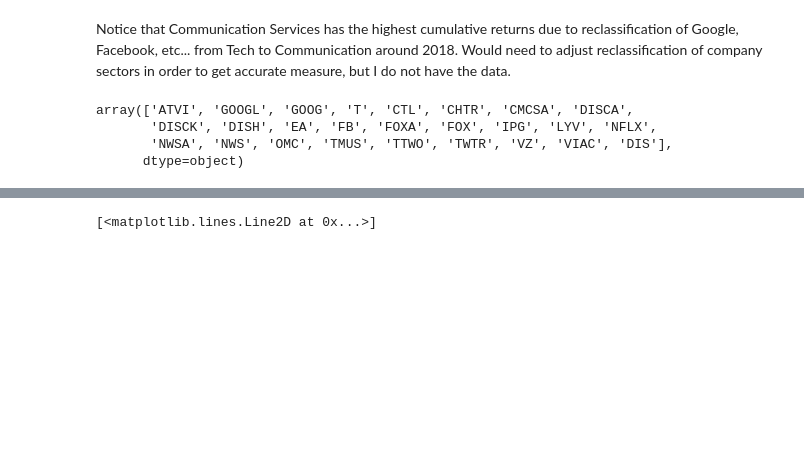
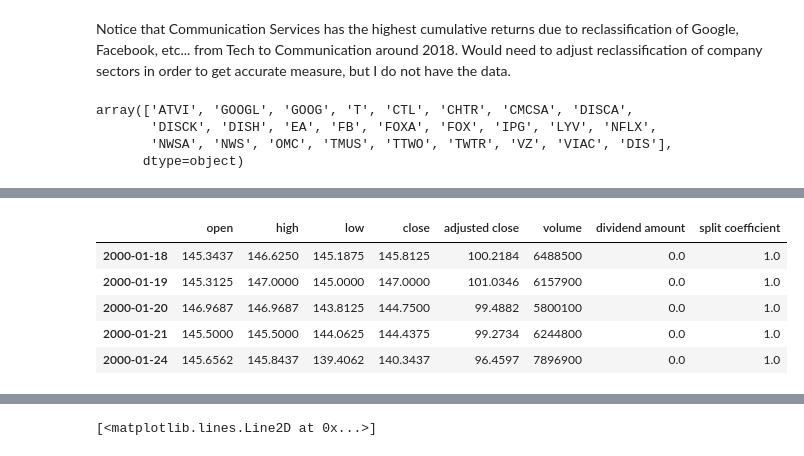
Before and after one commit to dominic-m/Data-Science-and-Machine-Learning-Portfolio, a Jupyter notebook: Stocks and Sectors Analysis.ipynb, the cells around one changed output, grey strips where cells are left out. Saved outputs shown, nothing was run; the diff lists cells and outputs as text; code cells hidden in the pictures; blank space fills up the shorter version.

```diff
--- a/Stocks and Sectors Analysis.ipynb
+++ b/Stocks and Sectors Analysis.ipynb
@@ -182 +163,13 @@ SPY = web.DataReader('SPY', 'av-daily-adjusted', end = '2020-01-10', api_key = a
+# %%
+# SPY = web.DataReader('SPY', 'av-daily-adjusted', start = '2000-01-18', end = '2020-01-10', api_key = api_key)
+SPY = pd.read_csv('S&P 500 Stock Prices Adjusted CSV/SPY.csv', index_col = 0, header = 0)
+SPY.index = pd.to_datetime(SPY.index)
+SPY.head()
+# %% [output]
+|  | open | high | low | close | adjusted close | volume | dividend amount | split coefficient |
+| 2000-01-18 | 145.3437 | 146.6250 | 145.1875 | 145.8125 | 100.2184 | 6488500 | 0.0 | 1.0 |
+| 2000-01-19 | 145.3125 | 147.0000 | 145.0000 | 147.0000 | 101.0346 | 6157900 | 0.0 | 1.0 |
+| 2000-01-20 | 146.9687 | 146.9687 | 143.8125 | 144.7500 | 99.4882 | 5800100 | 0.0 | 1.0 |
+| 2000-01-21 | 145.5000 | 145.5000 | 144.0625 | 144.4375 | 99.2734 | 6244800 | 0.0 | 1.0 |
+| 2000-01-24 | 145.6562 | 145.8437 | 139.4062 | 140.3437 | 96.4597 | 7896900 | 0.0 | 1.0 |
 # %%
```
Also changed, not shown: parts of 17 cells of this notebook, 1 other file.
